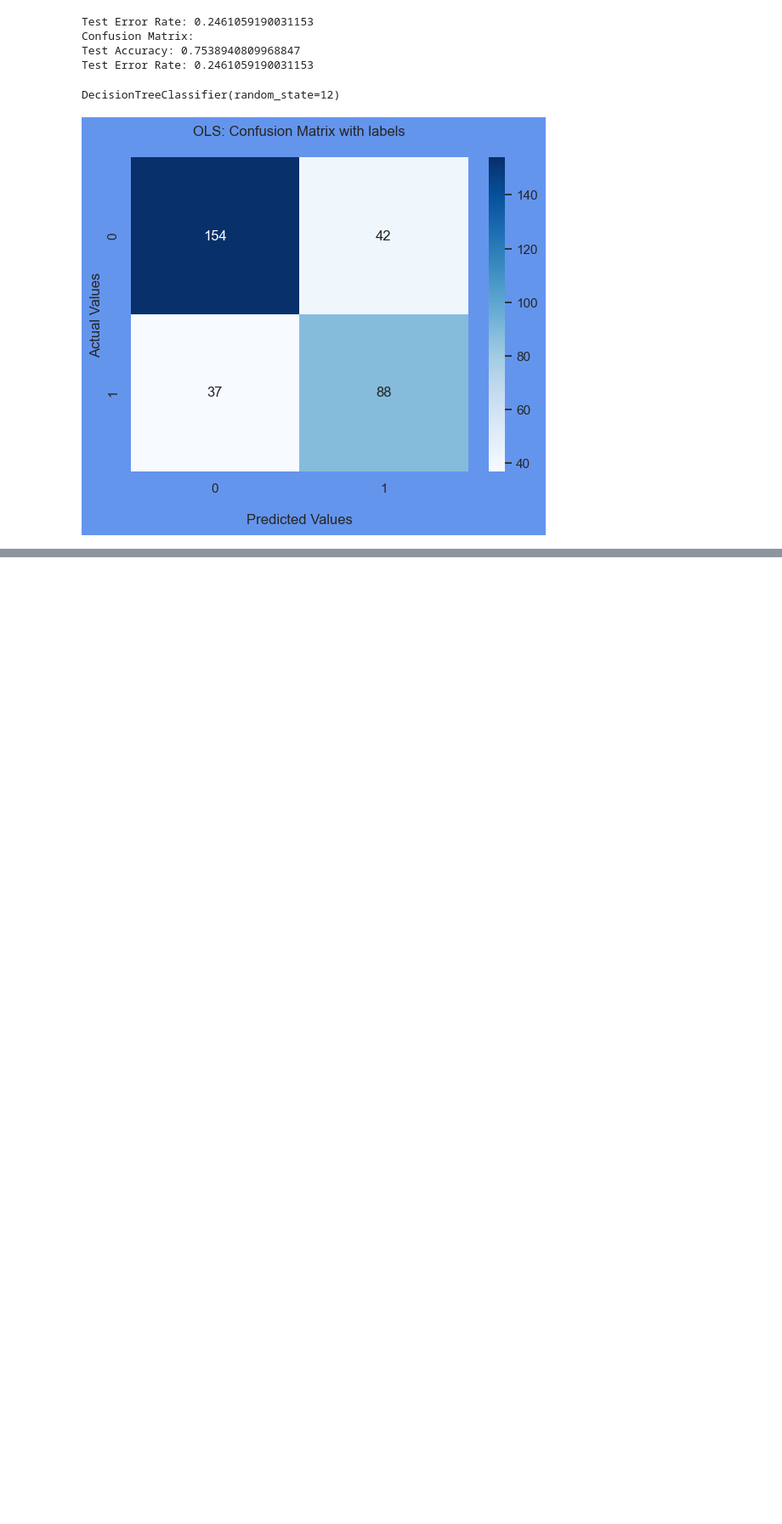
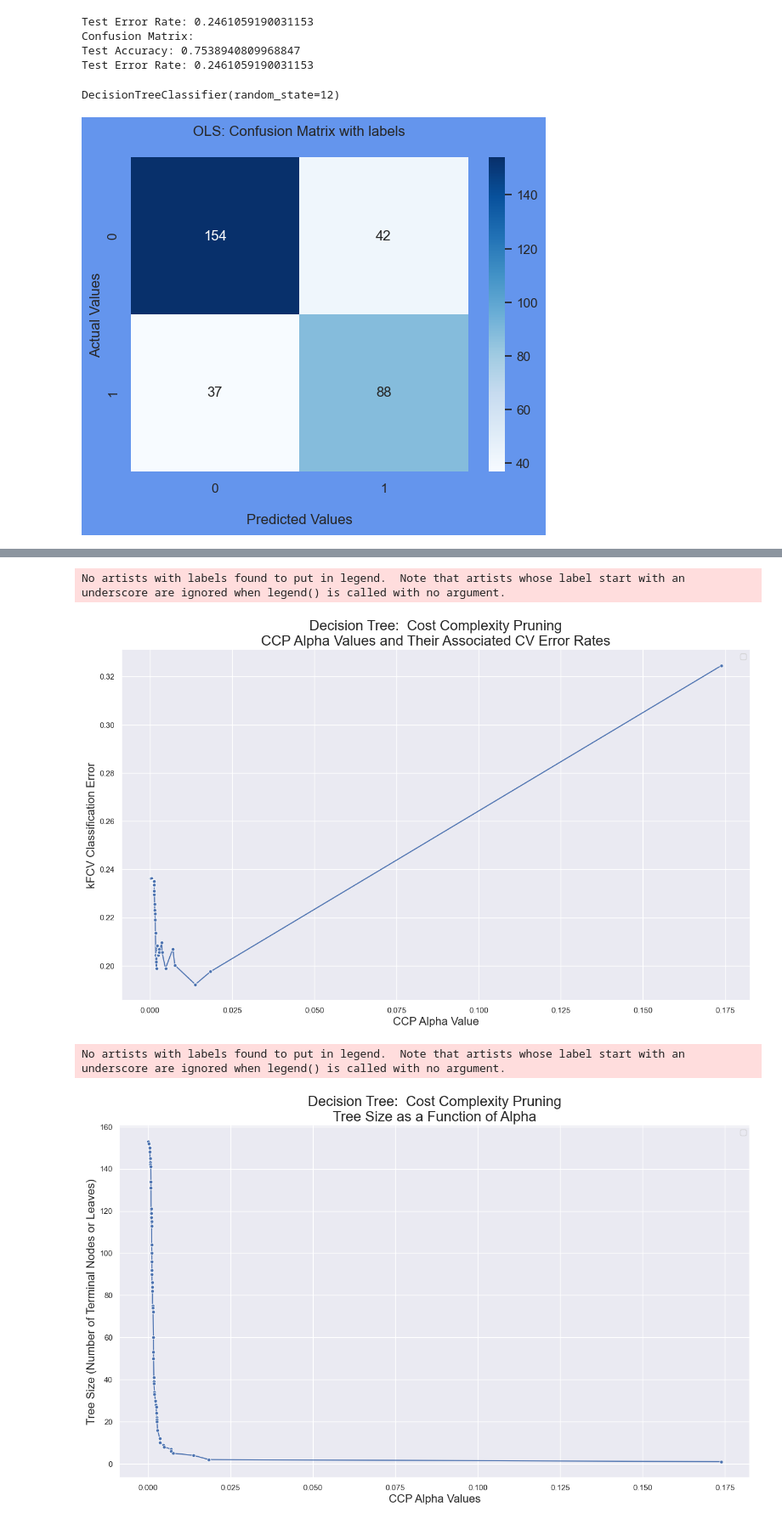
Before and after one commit to nhthom/HW7, a Jupyter notebook: hw7.ipynb, the cells around one changed output, grey strips where cells are left out. Shown: that part at 85% size. Drawn from its saved outputs; the diff is of its cells as text; code cells hidden in the pictures; blank space fills up the shorter version.

```diff
--- a/hw7.ipynb
+++ b/hw7.ipynb
@@ -249,0 +259,79 @@ corresponds to the lowest cross-validated classification error rate?
+# %%
+#e
+def ccp_nator(df):
+    X = df.drop(['Purchase'], axis=1)
+    y = df['Purchase']
+
+        # Split data into training and testing sets
+    X_train, X_test, y_train, y_test = train_test_split(X, y, test_size=0.3, random_state=3)
+
+        # No stopping criterion
+    full_model = DecisionTreeClassifier(
+            random_state=12,
+            criterion='gini')
+    full_model.fit(X_train, y_train)
+
+    path = full_model.cost_complexity_pruning_path(X_train, y_train)
+    # get list of ccp_alpha values created for experimentation
+    ccp_alphas = path.ccp_alphas
+    #  save these values in a dictionary
+    parameters = {'ccp_alpha': ccp_alphas}
+
+    # Use GridSearchCV to iterate over the CCP alphas...
+    kf = KFold(n_splits=5, random_state = 13, shuffle=True)
+    cv_tree = GridSearchCV(full_model, parameters, cv = kf, scoring='accuracy')
+    cv_tree.fit(X_train, y_train)
+    # ... and save the corresponding CV error for each alpha level
+    cv_scores = []
+    for mean_score in cv_tree.cv_results_["mean_test_score"]:
+        # create list of error rates produced by each corresponding ccp_alpha
+        # (errors are saved in the same order as their alpha values appear in the ccp_alpha list)
+        cv_scores.append(1-mean_score)
+
+    # Plot the error rate as a function of alpha
+    fig, ax = plt.subplots(figsize=(16,9), facecolor='white')
+    sns.lineplot(x=ccp_alphas, y=cv_scores, marker='o', markersize=5, ax=ax)
+    ax.set_ylabel("kFCV Classification Error", fontsize=16)
+    ax.set_xlabel("CCP Alpha Value", fontsize=16)
+    ax.set_title('Decision Tree:  Cost Complexity Pruning'
+                '\nCCP Alpha Values and Their Associated CV Error Rates',
+                fontsize=20)
+    plt.legend()
+    plt.show()
+
+    # Plot the tree size as a function of alpha
+    tree_size = []
+    for a in ccp_alphas:
+        clf_a = DecisionTreeClassifier(ccp_alpha=a, random_state=2, criterion='gini')
+        clf_a.fit(X_train, y_train)
+        tree_size.append(clf_a.get_n_leaves())
+
+    fig, ax = plt.subplots(figsize=(16,9), facecolor='white')
+    sns.lineplot(x=ccp_alphas, y=tree_size, marker='o', markersize=5, ax=ax)
+    ax.set_ylabel("Tree Size (Number of Terminal Nodes or Leaves)", fontsize=16)
+    ax.set_xlabel("CCP Alpha Values", fontsize=16)
+    ax.set_title('Decision Tree:  Cost Complexity Pruning'
+                '\nTree Size as a Function of Alpha',
+                fontsize=20)
+    plt.legend()
+    plt.show()
+
+    # determine the alpha value where the minimum cv error occured
+    min_error = min(cv_scores)
+    idx = np.where(cv_scores == min_error)[0][0]
+    alpha_at_min_error = ccp_alphas[idx]
+    # and get the size of the tree at this alpha value
+    size_at_min_error = tree_size[idx]
+
+    print(f"The lowest classification error rate is {min_error}."
+        f"\nThe alpha that corresponds to this value is {alpha_at_min_error}"
+        f"\nThe tree size that corresponds to this value is {size_at_min_error}")
+
+    return cv_scores
+
+ccp_nator(oj)
+# %% [output]
+No artists with labels found to put in legend.  Note that artists whose label start with an underscore are ignored when legend() is called with no argument.
+[figure, added]
+No artists with labels found to put in legend.  Note that artists whose label start with an underscore are ignored when legend() is called with no argument.
+[figure, added]
```
Also changed, not shown: parts of 4 cells of this notebook.
